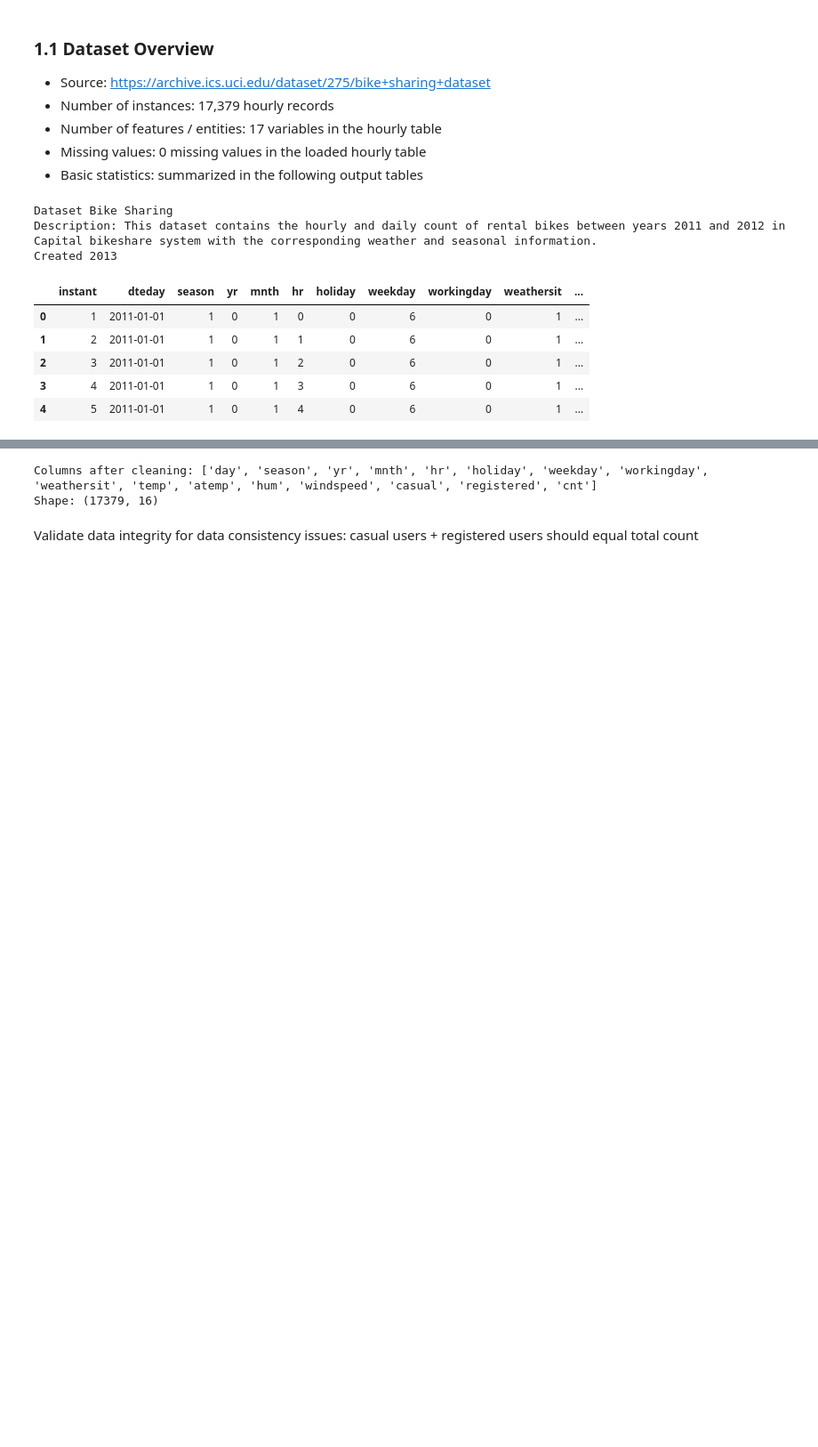
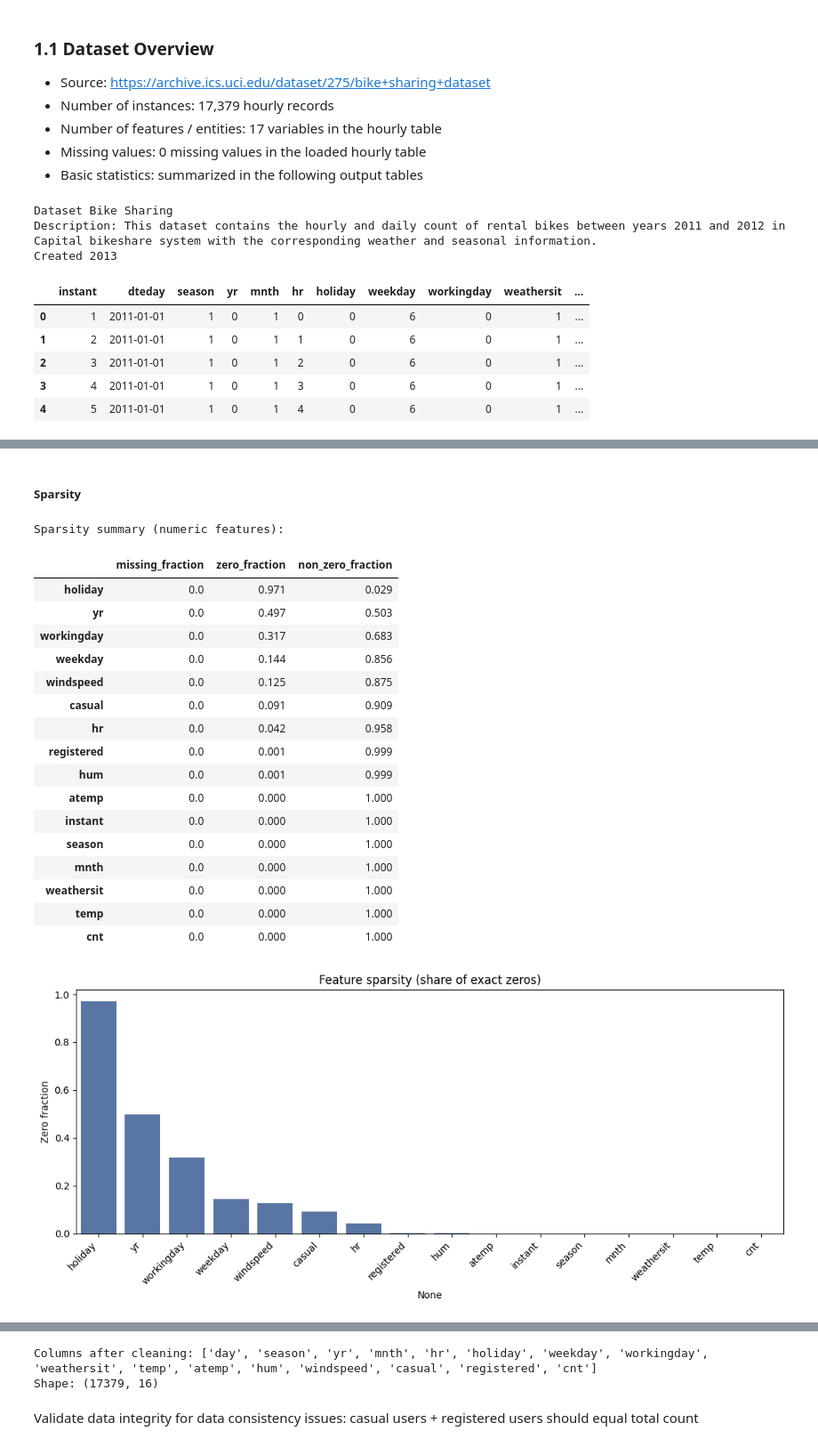
Before and after one commit to DominikKysel/DM-Project, a Jupyter notebook: data_mining_project_bike_sharing.ipynb, the cells around one changed output, grey strips where cells are left out. Shown at 89% size. Cells and saved outputs as stored; diff of their text form; code cells hidden in the pictures; blank space fills up the shorter version.

```diff
--- a/data_mining_project_bike_sharing.ipynb
+++ b/data_mining_project_bike_sharing.ipynb
@@ -134,0 +375,43 @@ Where:
+# %% [markdown]
+##### Sparsity
+# %%
+sparsity = pd.DataFrame({
+    # nan
+    "missing_fraction": df[numeric_cols].isna().mean(),
+    # exactly zero
+    "zero_fraction": (df[numeric_cols] == 0).mean(),
+    # non-zero values
+    "non_zero_fraction": (df[numeric_cols] != 0).mean()
+    # puts most sparse by zeros features on top
+}).sort_values("zero_fraction", ascending=False).round(3)
+
+print("Sparsity summary (numeric features):")
+display(sparsity)
+
+plt.figure(figsize=(11, 5))
+sns.barplot(x=sparsity.index, y=sparsity["zero_fraction"], color="#4C72B0")
+plt.xticks(rotation=45, ha="right")
+plt.ylabel("Zero fraction")
+plt.title("Feature sparsity (share of exact zeros)")
+plt.tight_layout()
+plt.show()
+# %% [output]
+Sparsity summary (numeric features):
+|  | missing_fraction | zero_fraction | non_zero_fraction |
+| holiday | 0.0 | 0.971 | 0.029 |
+| yr | 0.0 | 0.497 | 0.503 |
+| workingday | 0.0 | 0.317 | 0.683 |
+| weekday | 0.0 | 0.144 | 0.856 |
+| windspeed | 0.0 | 0.125 | 0.875 |
+| casual | 0.0 | 0.091 | 0.909 |
+| hr | 0.0 | 0.042 | 0.958 |
+| registered | 0.0 | 0.001 | 0.999 |
+| hum | 0.0 | 0.001 | 0.999 |
+| atemp | 0.0 | 0.000 | 1.000 |
+| instant | 0.0 | 0.000 | 1.000 |
+| season | 0.0 | 0.000 | 1.000 |
+| mnth | 0.0 | 0.000 | 1.000 |
+| weathersit | 0.0 | 0.000 | 1.000 |
+| temp | 0.0 | 0.000 | 1.000 |
+| cnt | 0.0 | 0.000 | 1.000 |
+[figure, added]
```
Also changed, not shown: parts of 35 cells of this notebook.
